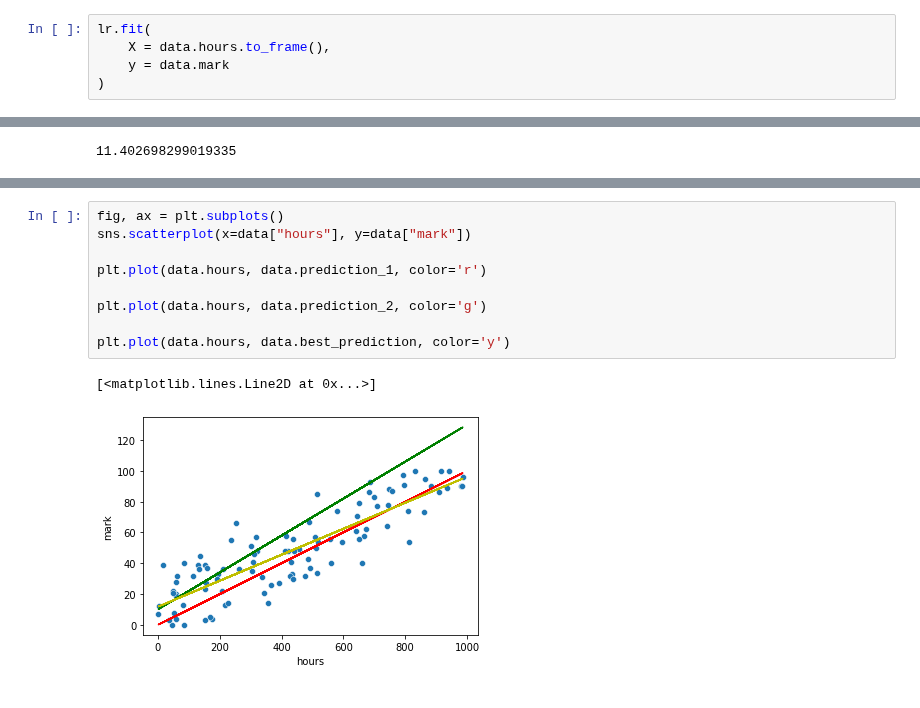
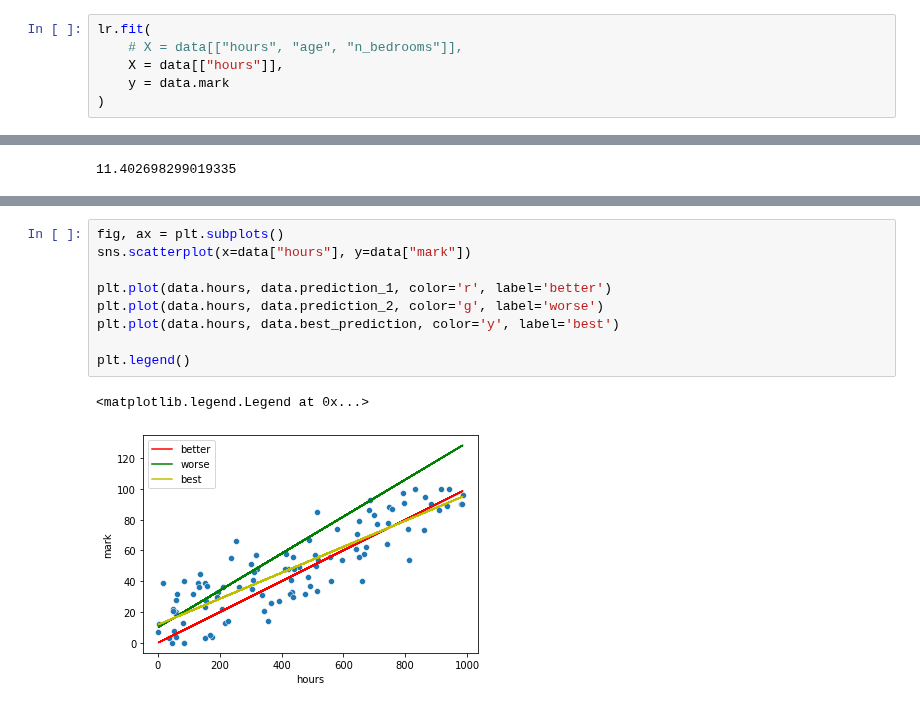
Before and after one commit to sheriffff/teaching-ironhack-data-madrid-2020, a Jupyter notebook: week_06/01-linear-regression-motivation.ipynb, the cells around one changed output, grey strips where cells are left out. Cells and saved outputs as stored; diff of their text form.

```diff
--- a/week_06/01-linear-regression-motivation.ipynb
+++ b/week_06/01-linear-regression-motivation.ipynb
@@ -155,6 +189,7 @@ lr = LinearRegression()
 # %%
 lr.fit(
-    X = data.hours.to_frame(),
+    # X = data[["hours", "age", "n_bedrooms"]],
+    X = data[["hours"]],
     y = data.mark
 )
 # %% [output]
@@ -197,12 +245,12 @@ data.head()
 # %%
 fig, ax = plt.subplots()
 sns.scatterplot(x=data["hours"], y=data["mark"])
 
-plt.plot(data.hours, data.prediction_1, color='r')
+plt.plot(data.hours, data.prediction_1, color='r', label='better')
+plt.plot(data.hours, data.prediction_2, color='g', label='worse')
+plt.plot(data.hours, data.best_prediction, color='y', label='best')
 
-plt.plot(data.hours, data.prediction_2, color='g')
-
-plt.plot(data.hours, data.best_prediction, color='y')
+plt.legend()
 # %% [output]
-[<matplotlib.lines.Line2D at 0x...>]
+<matplotlib.legend.Legend at 0x...>
-[figure, old version]
+[figure, new version]
```
Also changed, not shown: parts of 16 cells of this notebook, 1 other file.
